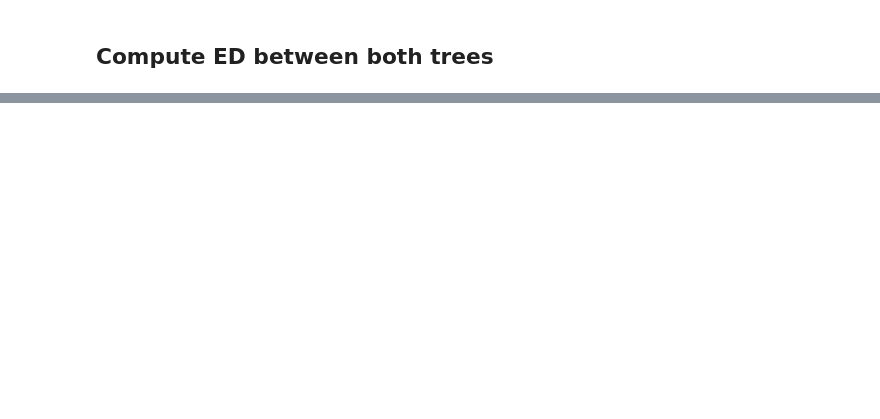
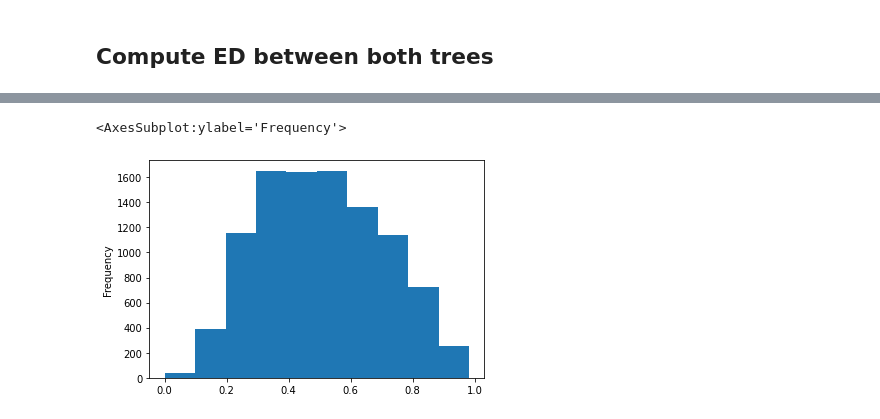
Before and after one commit to SSamDav/Layout-GNN, a Jupyter notebook: notebooks/1_ui_similarity.ipynb, the cells around one changed output, grey strips where cells are left out. Saved outputs shown, nothing was run; the diff lists cells and outputs as text; code cells hidden in the pictures; blank space fills up the shorter version.

```diff
--- a/notebooks/1_ui_similarity.ipynb
+++ b/notebooks/1_ui_similarity.ipynb
@@ -79,0 +140,5 @@ Error: Canceled future for execute_request message before replies were done
+# %%
+pd.DataFrame(final_distances)['normalized_edit_distance'].plot.hist()
+# %% [output]
+<AxesSubplot:ylabel='Frequency'>
+[figure, added]
```
Also changed, not shown: parts of 15 cells of this notebook, 4 other files.
